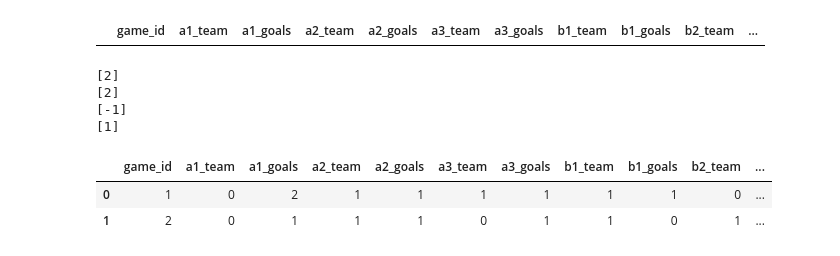
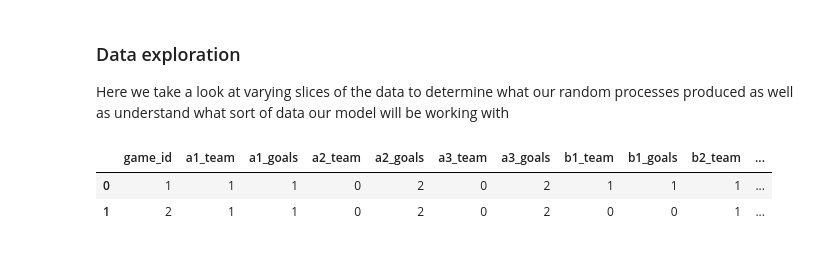
Before and after one commit to mattbevenour/Kodaiya, a Jupyter notebook: data_generation.ipynb, the cells around one changed output. Cells and saved outputs as stored; diff of their text form; code cells hidden in the pictures.

Commit message:
feat: data generation comments and expansion
Added more comments as well as seperated the file into generation
and exploration sections

```diff
--- a/data_generation.ipynb
+++ b/data_generation.ipynb
@@ -11,4 +74,27 @@ df_games = pd.read_csv('./data/game_df.csv')
+# %% [markdown]
+### Data exploration
+Here we take a look at varying slices of the data to determine what our random processes produced as well as understand what sort of data our model will be working with
+# %%
+# checkpoint
+# import libraries
+import pandas as pd
+import numpy as np
+
+from random import sample
+from utility import *
+from matplotlib import pyplot as plt
+
+from pyaml_env import parse_config
+config = parse_config('config.yaml')
+
+pd.set_option('display.max_columns', 100)
+
+# reload data if necessary
+
+df_games = pd.read_csv('data/generated_games.csv')
 # %%
-df_games.head(1)
+df_games.head(2)
 # %% [output]
 |  | game_id | a1_team | a1_goals | a2_team | a2_goals | a3_team | a3_goals | b1_team | b1_goals | b2_team | ... |
+| 0 | 1 | 1 | 1 | 0 | 2 | 0 | 2 | 1 | 1 | 1 | ... |
+| 1 | 2 | 1 | 1 | 0 | 2 | 0 | 2 | 0 | 0 | 1 | ... |
@@ -26,13 +100,0 @@ players = ['a1',
-# %%
-df_games = populate_games(100, players, df_games)
-# %% [output]
-[2]
-[2]
-[-1]
-[1]
-# %%
-df_games.head(10)
-# %% [output]
-|  | game_id | a1_team | a1_goals | a2_team | a2_goals | a3_team | a3_goals | b1_team | b1_goals | b2_team | ... |
-| 0 | 1 | 0 | 2 | 1 | 1 | 1 | 1 | 1 | 1 | 0 | ... |
-| 1 | 2 | 0 | 1 | 1 | 1 | 0 | 1 | 1 | 0 | 1 | ... |
```
Also changed, not shown: parts of 16 cells of this notebook.
